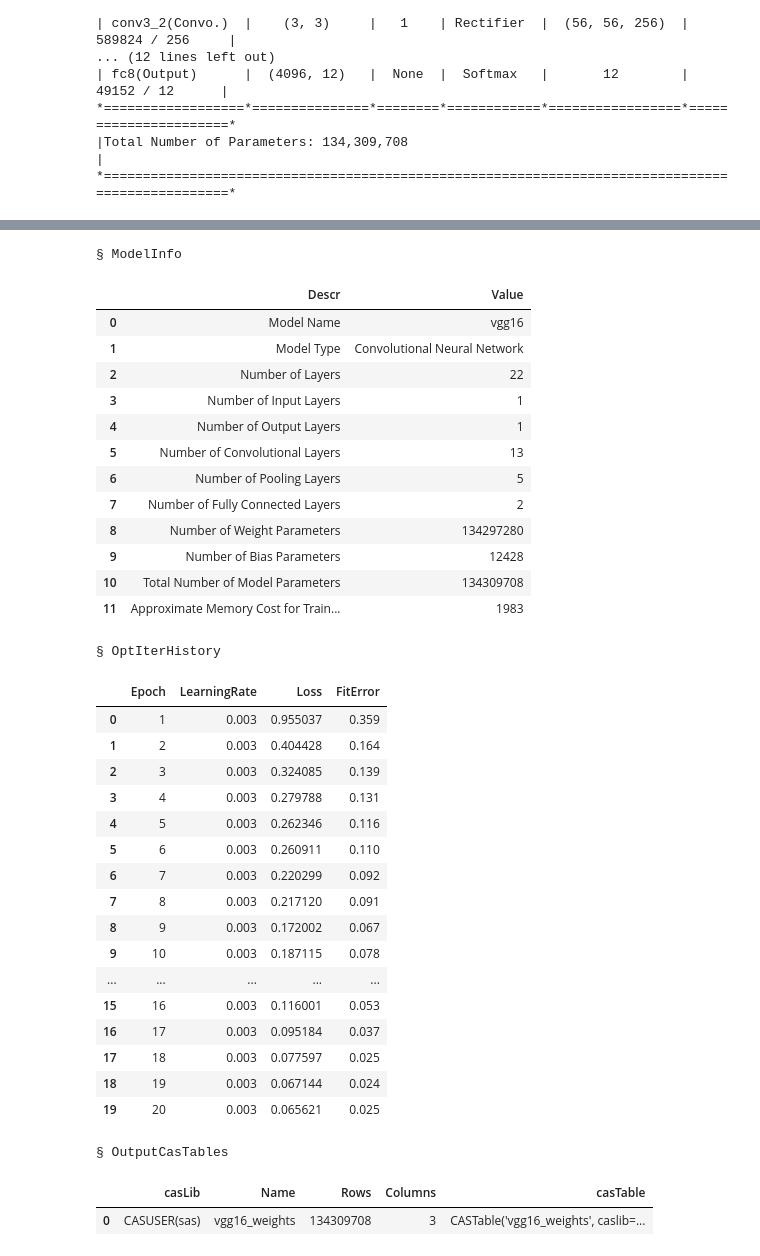
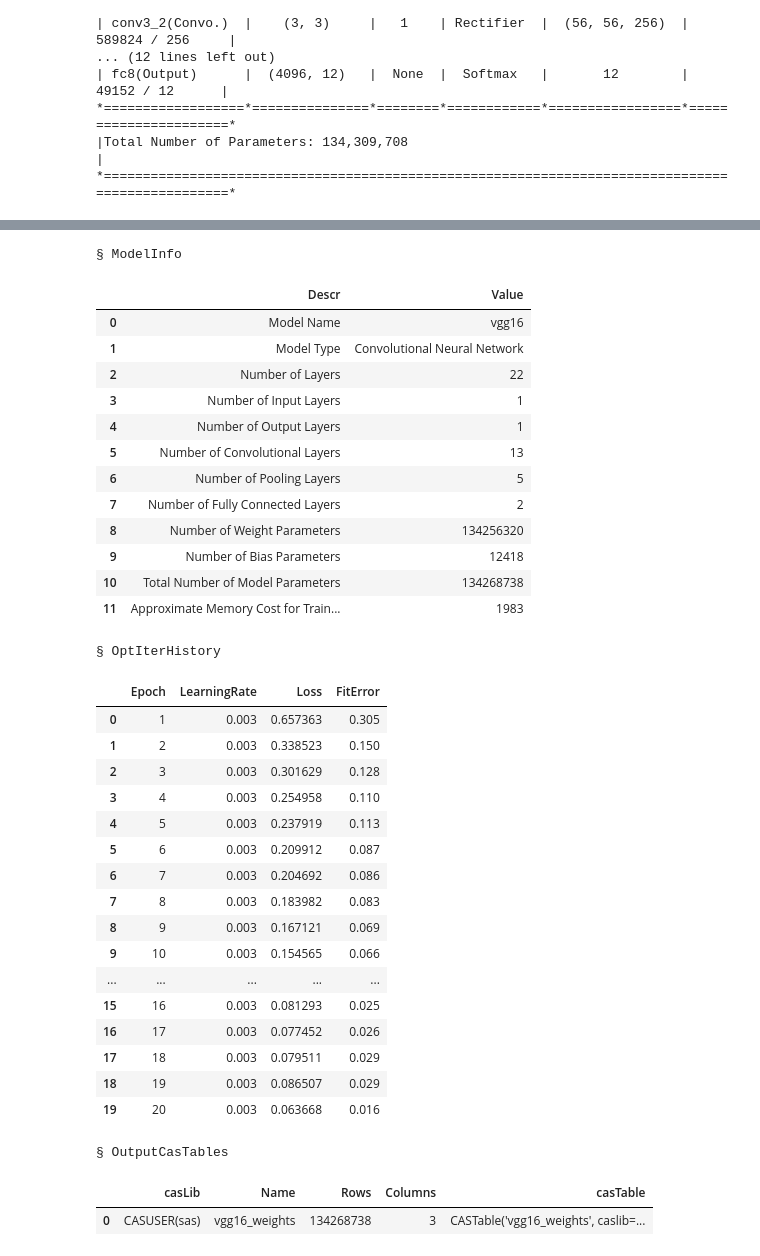
Before and after one commit to kramer003/SAS_Viya, a Jupyter notebook: Deep Learning/DLPY Mole Transfer Learning.ipynb, the cells around one changed output, grey strips where cells are left out. Saved outputs shown, nothing was run; the diff lists cells and outputs as text; code cells hidden in the pictures.

```diff
--- a/Deep Learning/DLPY Mole Transfer Learning.ipynb
+++ b/Deep Learning/DLPY Mole Transfer Learning.ipynb
@@ -54,7 +54,7 @@ test.resize(width=224, height=224, inplace=True)
 model_vgg16 = VGG16(
     s,
     model_table='VGG16',
-    n_classes=12,
+    n_classes=2,
     n_channels=3,
     width=224,
     height=224,
@@ -62,7 +62,7 @@ model_vgg16 = VGG16(
     offsets=(103.939, 116.779, 123.68),
     pre_train_weight=True,
     pre_train_weight_file='/data/viya47docker/ankram_data/mole_data/VGG16_WEIGHTS.sashdat',
-    include_top=False)
+    include_top=False #1000 classes otherwise)
 # %% [output]
 NOTE: Model weights attached successfully!
 NOTE: Model table is attached successfully!
@@ -97,7 +97,7 @@ model_vgg16.fit(data=train,
                 mini_batch_size=32,
                 max_epochs=20,
                 lr=0.003,
-                gpu=dict(devices=[0,1,2]), nthreads=3)
+                gpu=dict(devices=[0,1,2]), nthreads=3, log_level=2)
 # %% [output]
 NOTE: Training based on existing weights.
 WARNING: Only 3 out of 4 available GPU devices are used.
@@ -119,35 +119,35 @@ NOTE:  The total time is     100.57 (s).
 § ModelInfo
 |  | Descr | Value |
 | 0 | Model Name | vgg16 |
 | 1 | Model Type | Convolutional Neural Network |
 | 2 | Number of Layers | 22 |
 | 3 | Number of Input Layers | 1 |
 | 4 | Number of Output Layers | 1 |
 | 5 | Number of Convolutional Layers | 13 |
 | 6 | Number of Pooling Layers | 5 |
 | 7 | Number of Fully Connected Layers | 2 |
-| 8 | Number of Weight Parameters | 134297280 |
-| 9 | Number of Bias Parameters | 12428 |
-| 10 | Total Number of Model Parameters | 134309708 |
+| 8 | Number of Weight Parameters | 134256320 |
+| 9 | Number of Bias Parameters | 12418 |
+| 10 | Total Number of Model Parameters | 134268738 |
 | 11 | Approximate Memory Cost for Train... | 1983 |
 § OptIterHistory
 |  | Epoch | LearningRate | Loss | FitError |
-| 0 | 1 | 0.003 | 0.955037 | 0.359 |
-| 1 | 2 | 0.003 | 0.404428 | 0.164 |
-| 2 | 3 | 0.003 | 0.324085 | 0.139 |
-| 3 | 4 | 0.003 | 0.279788 | 0.131 |
-| 4 | 5 | 0.003 | 0.262346 | 0.116 |
-| 5 | 6 | 0.003 | 0.260911 | 0.110 |
-| 6 | 7 | 0.003 | 0.220299 | 0.092 |
-| 7 | 8 | 0.003 | 0.217120 | 0.091 |
-| 8 | 9 | 0.003 | 0.172002 | 0.067 |
-| 9 | 10 | 0.003 | 0.187115 | 0.078 |
+| 0 | 1 | 0.003 | 0.657363 | 0.305 |
+| 1 | 2 | 0.003 | 0.338523 | 0.150 |
+| 2 | 3 | 0.003 | 0.301629 | 0.128 |
+| 3 | 4 | 0.003 | 0.254958 | 0.110 |
+| 4 | 5 | 0.003 | 0.237919 | 0.113 |
+| 5 | 6 | 0.003 | 0.209912 | 0.087 |
+| 6 | 7 | 0.003 | 0.204692 | 0.086 |
+| 7 | 8 | 0.003 | 0.183982 | 0.083 |
+| 8 | 9 | 0.003 | 0.167121 | 0.069 |
+| 9 | 10 | 0.003 | 0.154565 | 0.066 |
 | ... | ... | ... | ... | ... |
-| 15 | 16 | 0.003 | 0.116001 | 0.053 |
-| 16 | 17 | 0.003 | 0.095184 | 0.037 |
-| 17 | 18 | 0.003 | 0.077597 | 0.025 |
-| 18 | 19 | 0.003 | 0.067144 | 0.024 |
-| 19 | 20 | 0.003 | 0.065621 | 0.025 |
+| 15 | 16 | 0.003 | 0.081293 | 0.025 |
+| 16 | 17 | 0.003 | 0.077452 | 0.026 |
+| 17 | 18 | 0.003 | 0.079511 | 0.029 |
+| 18 | 19 | 0.003 | 0.086507 | 0.029 |
+| 19 | 20 | 0.003 | 0.063668 | 0.016 |
 § OutputCasTables
 |  | casLib | Name | Rows | Columns | casTable |
-| 0 | CASUSER(sas) | vgg16_weights | 134309708 | 3 | CASTable('vgg16_weights', caslib=... |
+| 0 | CASUSER(sas) | vgg16_weights | 134268738 | 3 | CASTable('vgg16_weights', caslib=... |
```
Also changed, not shown: parts of 3 cells of this notebook.
